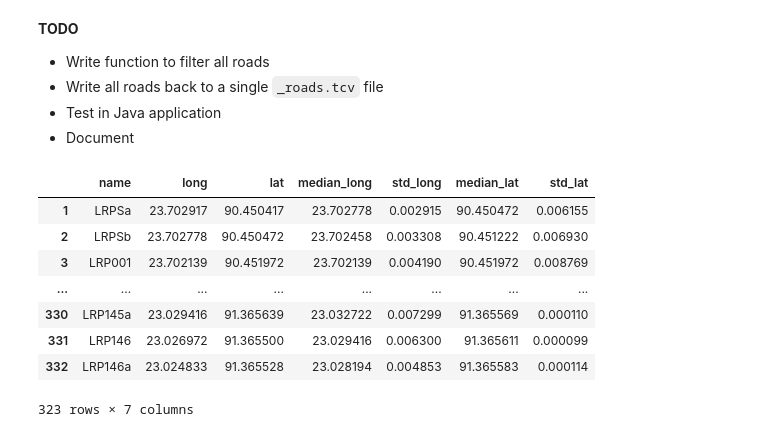
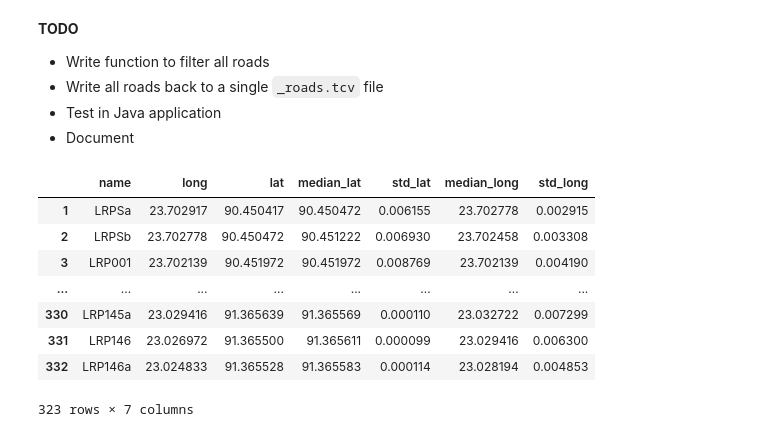
Before and after one commit to EwoutH/EPA1352-Adv-Simulation, a Jupyter notebook: EPA1352-G06-A1/notebook/Roads_EDA.ipynb, the cells around one changed output. Drawn from its saved outputs; the diff is of its cells as text; code cells hidden in the pictures.

```diff
--- a/EPA1352-G06-A1/notebook/Roads_EDA.ipynb
+++ b/EPA1352-G06-A1/notebook/Roads_EDA.ipynb
@@ -65,12 +65,12 @@ dataframe_per_road(road[sel_road])
 ## Create dictionary of dataframes for all roads
 # %%
 # Create an empty dictionary for all roads
-road_df_dict = {}
+#road_df_dict = {}
 
 # For each road, add a dataframe with the road segments to the dictionary
-for road in roads['road']:
-    single_row_df = roads.loc[roads['road'] == road]
-    road_df_dict[road] = dataframe_per_road(single_row_df)
+#for road in roads['road']:
+#    single_row_df = roads.loc[roads['road'] == road]
+#    road_df_dict[road] = dataframe_per_road(single_row_df)
 # %%
 # To save the dictionary for easier accesing later this code was run.
 
@@ -109,7 +109,7 @@ window = 7 # Rolling windows length, 7 means looking 3 back and 3 forth
 test_df = road_df_dict['N1']
 # %%
 # Add median and std values to datafr
-for a in ['long', 'lat']:
+for a in ['lat', 'long']:
     test_df[f'median_{a}']= test_df[a].rolling(window, center=True, min_periods=3).median()
     test_df[f'std_{a}'] = test_df[a].rolling(window, center=True, min_periods=3).std()
 test_df
@@ -136,7 +136,7 @@ test_df2 = test_df.copy()
 max_std = 1.5
 
 # Keep only the values that are withing the specified standard deviations of the rolling median
-for a in ['long', 'lat']:
+for a in ['lat', 'long']:
     test_df2 = test_df2[
         (test_df2[a] < test_df2[f'median_{a}']+max_std*test_df2[f'std_{a}']) &
         (test_df2[a] > test_df2[f'median_{a}']-max_std*test_df2[f'std_{a}'])
@@ -157,20 +157,20 @@ Values outlier values removed: 10
  - Test in Java application
  - Document
 # %%
-def filter_all(df_dict, window, max_std):
+def filter_all(df_dict, window=7, max_std=1.5):
     ''' This function takes as input a dictionary containing dataframes, a window for the rolling median
         and a max std. deviation to select the road pieces.'''
     result = {}
     for r in roads['road']:
         road_df = df_dict[r]
-        for a in ['long', 'lat']:
+        for a in ['lat', 'long']:
             # Add median and std values to datafr
             road_df[f'median_{a}']= road_df[a].rolling(window, center=True, min_periods=3).median()
             road_df[f'std_{a}'] = road_df[a].rolling(window, center=True, min_periods=3).std()
         road_df2 = road_df.copy()
 
         # Keep only the values that are withing the specified standard deviations of the rolling median
-        for a in ['long', 'lat']:
+        for a in ['lat', 'long']:
             road_df2 = road_df2[
                 (road_df2[a] < road_df2[f'median_{a}']+max_std*road_df2[f'std_{a}']) &
                 (road_df2[a] > road_df2[f'median_{a}']-max_std*road_df2[f'std_{a}'])
@@ -178,17 +178,17 @@ def filter_all(df_dict, window, max_std):
         result[r] = road_df2
     return result
 # %%
-check = filter_all(road_df_dict, 7, 1.5)
+check = filter_all(road_df_dict)
 check['N1']
 # %% [output]
-|  | name | long | lat | median_long | std_long | median_lat | std_lat |
-| 1 | LRPSa | 23.702917 | 90.450417 | 23.702778 | 0.002915 | 90.450472 | 0.006155 |
-| 2 | LRPSb | 23.702778 | 90.450472 | 23.702458 | 0.003308 | 90.451222 | 0.006930 |
-| 3 | LRP001 | 23.702139 | 90.451972 | 23.702139 | 0.004190 | 90.451972 | 0.008769 |
+|  | name | long | lat | median_lat | std_lat | median_long | std_long |
+| 1 | LRPSa | 23.702917 | 90.450417 | 90.450472 | 0.006155 | 23.702778 | 0.002915 |
+| 2 | LRPSb | 23.702778 | 90.450472 | 90.451222 | 0.006930 | 23.702458 | 0.003308 |
+| 3 | LRP001 | 23.702139 | 90.451972 | 90.451972 | 0.008769 | 23.702139 | 0.004190 |
 | ... | ... | ... | ... | ... | ... | ... | ... |
-| 330 | LRP145a | 23.029416 | 91.365639 | 23.032722 | 0.007299 | 91.365569 | 0.000110 |
-| 331 | LRP146 | 23.026972 | 91.365500 | 23.029416 | 0.006300 | 91.365611 | 0.000099 |
-| 332 | LRP146a | 23.024833 | 91.365528 | 23.028194 | 0.004853 | 91.365583 | 0.000114 |
+| 330 | LRP145a | 23.029416 | 91.365639 | 91.365569 | 0.000110 | 23.032722 | 0.007299 |
+| 331 | LRP146 | 23.026972 | 91.365500 | 91.365611 | 0.000099 | 23.029416 | 0.006300 |
+| 332 | LRP146a | 23.024833 | 91.365528 | 91.365583 | 0.000114 | 23.028194 | 0.004853 |
 323 rows × 7 columns
 # %%
 def strip_dict(dic):
```
Also changed, not shown: parts of 10 cells of this notebook, 1 other file.
